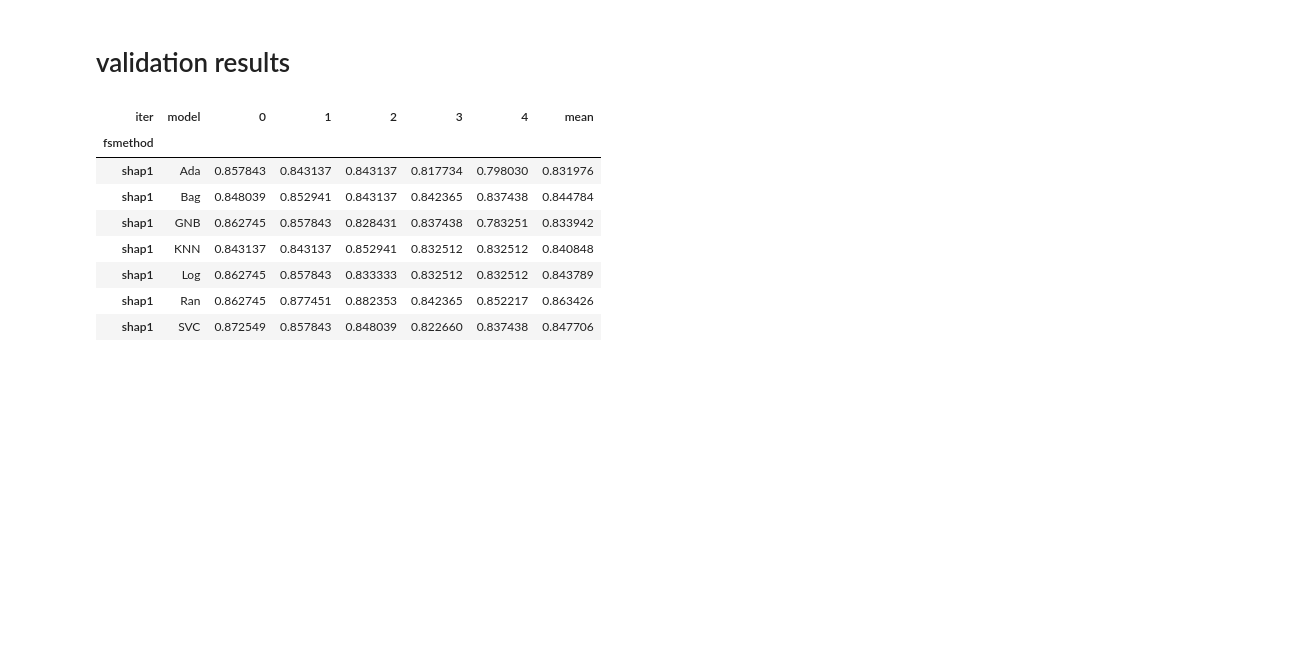
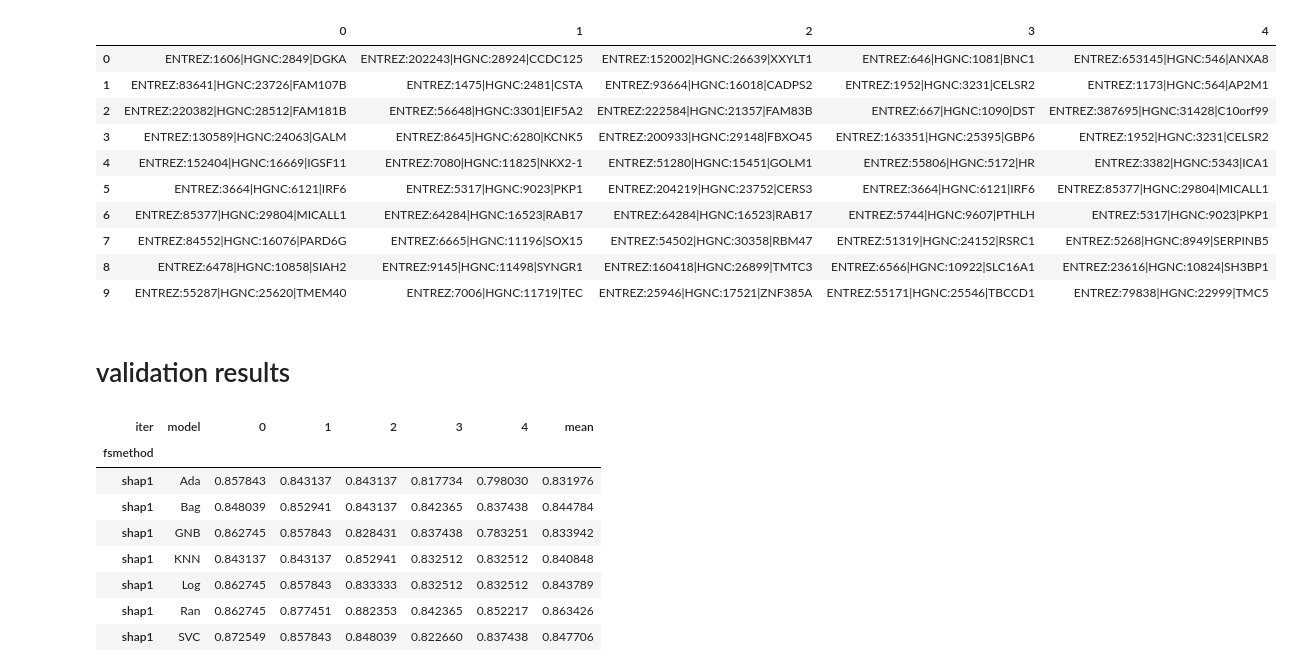
Before and after one commit to hyuntai97/Ensemble-feature-selection, a Jupyter notebook: Untitled.ipynb, the cells around one changed output. Drawn from its saved outputs; the diff is of its cells as text; code cells hidden in the pictures; blank space fills up the shorter version.

```diff
--- a/Untitled.ipynb
+++ b/Untitled.ipynb
@@ -40,6 +40,20 @@ from sklearn.preprocessing import StandardScaler
 
 from sklearn.model_selection import StratifiedKFold
 from sklearn.metrics import accuracy_score
+# %%
+pd.read_pickle('./cols/selected_cols1_feature_importances_Ada.pkl')
+# %% [output]
+|  | 0 | 1 | 2 | 3 | 4 |
+| 0 | ENTREZ:1606|HGNC:2849|DGKA | ENTREZ:202243|HGNC:28924|CCDC125 | ENTREZ:152002|HGNC:26639|XXYLT1 | ENTREZ:646|HGNC:1081|BNC1 | ENTREZ:653145|HGNC:546|ANXA8 |
+| 1 | ENTREZ:83641|HGNC:23726|FAM107B | ENTREZ:1475|HGNC:2481|CSTA | ENTREZ:93664|HGNC:16018|CADPS2 | ENTREZ:1952|HGNC:3231|CELSR2 | ENTREZ:1173|HGNC:564|AP2M1 |
+| 2 | ENTREZ:220382|HGNC:28512|FAM181B | ENTREZ:56648|HGNC:3301|EIF5A2 | ENTREZ:222584|HGNC:21357|FAM83B | ENTREZ:667|HGNC:1090|DST | ENTREZ:387695|HGNC:31428|C10orf99 |
+| 3 | ENTREZ:130589|HGNC:24063|GALM | ENTREZ:8645|HGNC:6280|KCNK5 | ENTREZ:200933|HGNC:29148|FBXO45 | ENTREZ:163351|HGNC:25395|GBP6 | ENTREZ:1952|HGNC:3231|CELSR2 |
+| 4 | ENTREZ:152404|HGNC:16669|IGSF11 | ENTREZ:7080|HGNC:11825|NKX2-1 | ENTREZ:51280|HGNC:15451|GOLM1 | ENTREZ:55806|HGNC:5172|HR | ENTREZ:3382|HGNC:5343|ICA1 |
+| 5 | ENTREZ:3664|HGNC:6121|IRF6 | ENTREZ:5317|HGNC:9023|PKP1 | ENTREZ:204219|HGNC:23752|CERS3 | ENTREZ:3664|HGNC:6121|IRF6 | ENTREZ:85377|HGNC:29804|MICALL1 |
+| 6 | ENTREZ:85377|HGNC:29804|MICALL1 | ENTREZ:64284|HGNC:16523|RAB17 | ENTREZ:64284|HGNC:16523|RAB17 | ENTREZ:5744|HGNC:9607|PTHLH | ENTREZ:5317|HGNC:9023|PKP1 |
+| 7 | ENTREZ:84552|HGNC:16076|PARD6G | ENTREZ:6665|HGNC:11196|SOX15 | ENTREZ:54502|HGNC:30358|RBM47 | ENTREZ:51319|HGNC:24152|RSRC1 | ENTREZ:5268|HGNC:8949|SERPINB5 |
+| 8 | ENTREZ:6478|HGNC:10858|SIAH2 | ENTREZ:9145|HGNC:11498|SYNGR1 | ENTREZ:160418|HGNC:26899|TMTC3 | ENTREZ:6566|HGNC:10922|SLC16A1 | ENTREZ:23616|HGNC:10824|SH3BP1 |
+| 9 | ENTREZ:55287|HGNC:25620|TMEM40 | ENTREZ:7006|HGNC:11719|TEC | ENTREZ:25946|HGNC:17521|ZNF385A | ENTREZ:55171|HGNC:25546|TBCCD1 | ENTREZ:79838|HGNC:22999|TMC5 |
 # %% [markdown]
 # validation results
 # %%
```
Also changed, not shown: parts of 1 cell of this notebook, 13 other files.
